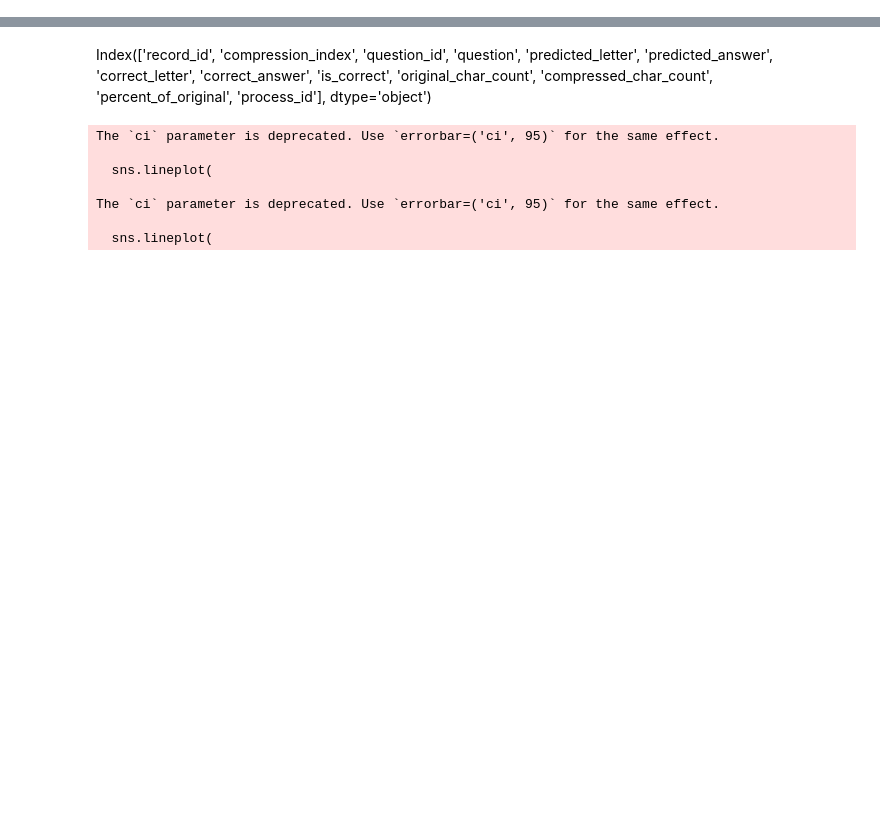
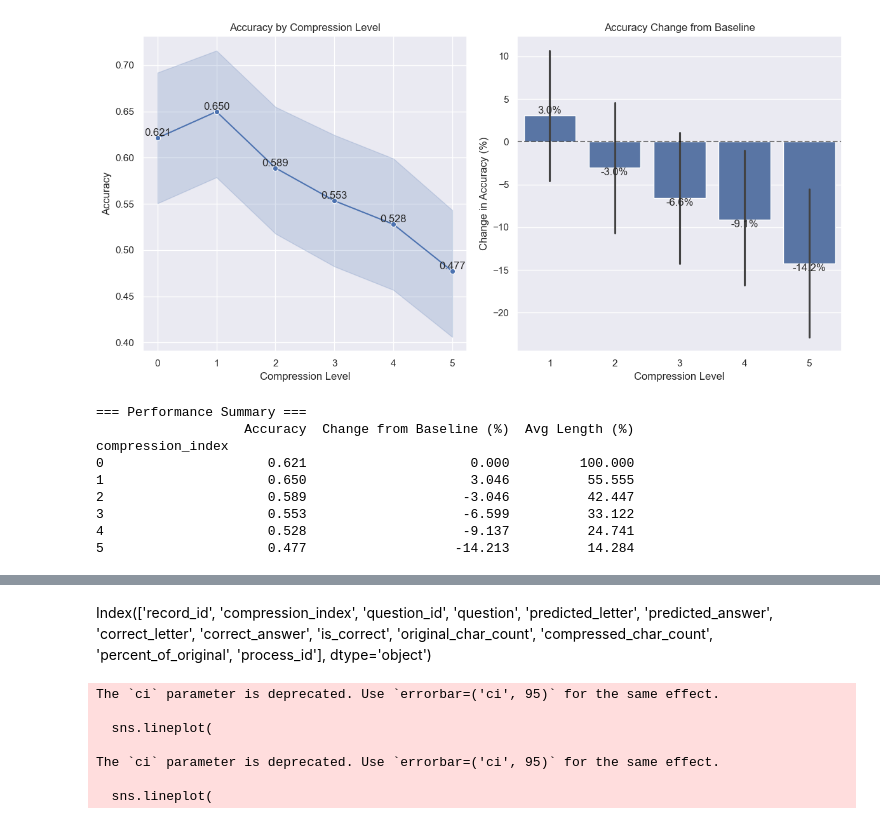
Before and after one commit to Bryan6734/SPAR-final, a Jupyter notebook: scripts/progress_tracker.ipynb, the cells around one changed output, grey strips where cells are left out. Cells and saved outputs as stored; diff of their text form; code cells hidden in the pictures; blank space fills up the shorter version.

```diff
--- a/scripts/progress_tracker.ipynb
+++ b/scripts/progress_tracker.ipynb
@@ -505,0 +71,76 @@ Name: is_correct, dtype: float64
+# %%
+baseline_accuracy = combined_df[combined_df['compression_index'] == 0].groupby('record_id')['is_correct'].first()
+combined_df['baseline_correct'] = combined_df['record_id'].map(baseline_accuracy)
+combined_df['accuracy_diff'] = (combined_df['is_correct'].astype(int) -
+                              combined_df['baseline_correct'].astype(int)) * 100
+
+# Create figure with three subplots
+fig, (ax1, ax3) = plt.subplots(1, 2, figsize=(12, 6))
+
+# 1. Line plot for accuracy
+sns.lineplot(
+    data=combined_df,
+    x='compression_index',
+    y='is_correct',
+    marker='o',
+    ax=ax1
+)
+ax1.set_title('Accuracy by Compression Level')
+ax1.set_xlabel('Compression Level')
+ax1.set_ylabel('Accuracy')
+
+# Add value labels
+for x, y in zip(combined_df.groupby('compression_index')['compression_index'].first(),
+                combined_df.groupby('compression_index')['is_correct'].mean()):
+    ax1.text(x, y, f'{y:.3f}', ha='center', va='bottom')
+
+# # 2. Boxen plot for length reduction
+# sns.boxenplot(
+#     data=combined_df,
+#     x='compression_index',
+#     y='percent_of_original',
+#     ax=ax2
+# )
+# ax2.set_title('Length Reduction by Compression Level')
+# ax2.set_xlabel('Compression Level')
+# ax2.set_ylabel('Percent of Original Length')
+
+# 3. Performance difference from baseline
+sns.barplot(
+    data=combined_df[combined_df['compression_index'] > 0],  # Exclude baseline
+    x='compression_index',
+    y='accuracy_diff',
+    ax=ax3
+)
+ax3.axhline(y=0, color='black', linestyle='--', alpha=0.5)
+ax3.set_title('Accuracy Change from Baseline')
+ax3.set_xlabel('Compression Level')
+ax3.set_ylabel('Change in Accuracy (%)')
+
+# Add value labels on bars
+for i, v in enumerate(combined_df[combined_df['compression_index'] > 0].groupby('compression_index')['accuracy_diff'].mean()):
+    ax3.text(i, v, f'{v:.1f}%', ha='center', va='bottom' if v > 0 else 'top')
+
+plt.tight_layout()
+plt.show()
+
+# Print summary statistics
+print("\n=== Performance Summary ===")
+summary = combined_df.groupby('compression_index').agg({
+    'is_correct': 'mean',
+    'accuracy_diff': 'mean',
+    'percent_of_original': 'mean'
+}).round(3)
+summary.columns = ['Accuracy', 'Change from Baseline (%)', 'Avg Length (%)']
+print(summary)
+# %% [output]
+[figure, added]
+=== Performance Summary ===
+                   Accuracy  Change from Baseline (%)  Avg Length (%)
+compression_index
+0                     0.621                     0.000         100.000
+1                     0.650                     3.046          55.555
+2                     0.589                    -3.046          42.447
+3                     0.553                    -6.599          33.122
+4                     0.528                    -9.137          24.741
+5                     0.477                   -14.213          14.284
```
Also changed, not shown: parts of 28 cells of this notebook, 30 other files.
